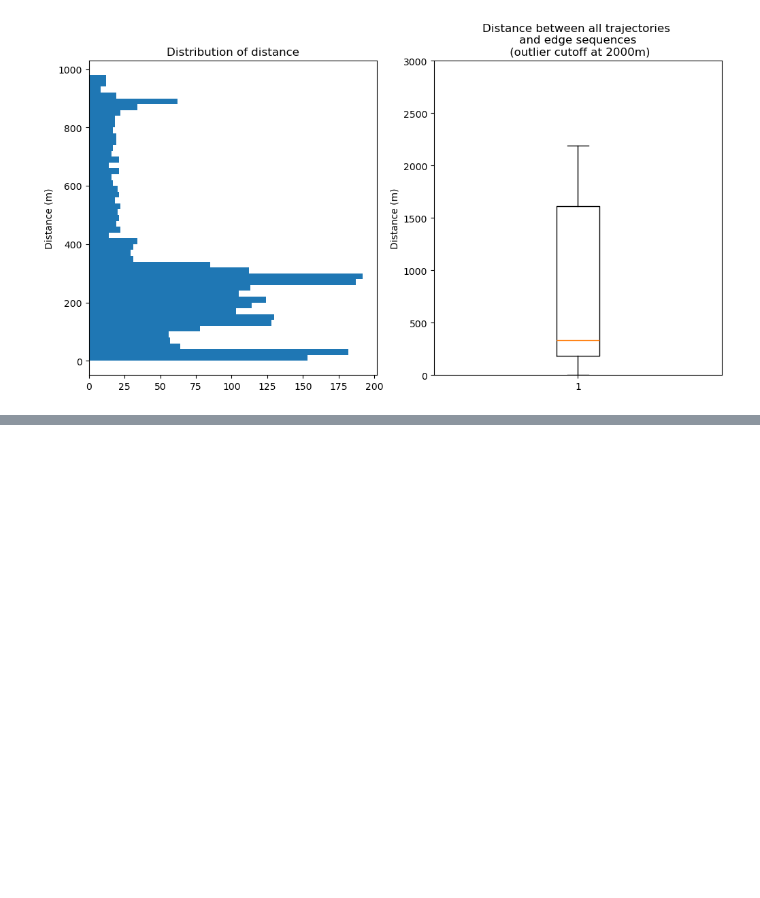
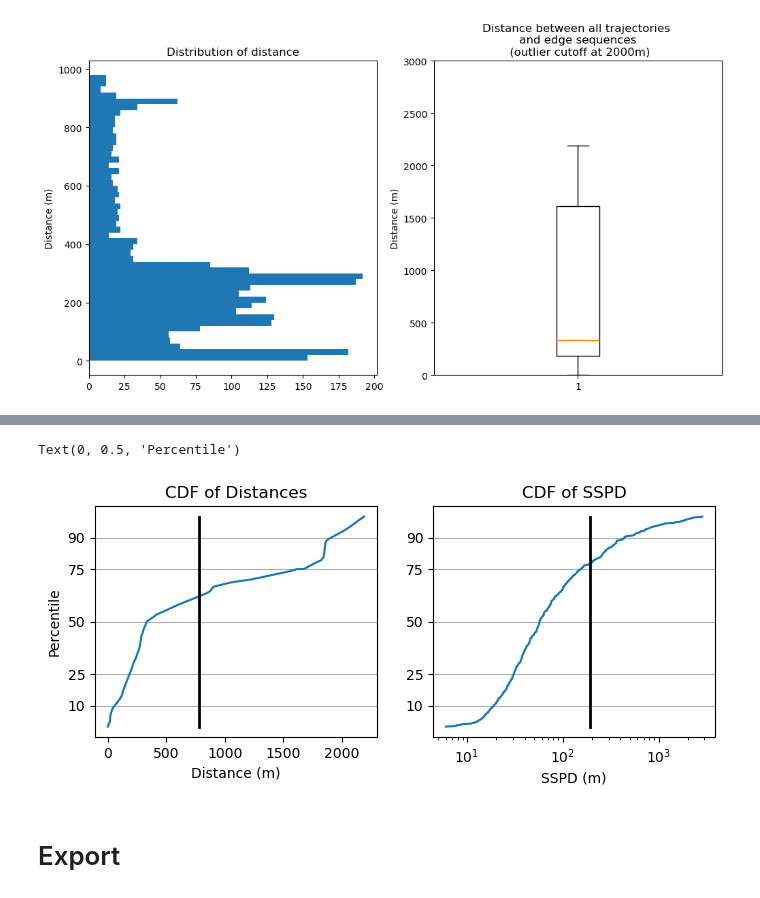
Before and after one commit to vhffm/maritime_route_prediction, a Jupyter notebook: notebooks/EVAL_MTN_by_shipgroup.ipynb, the cells around one changed output, grey strips where cells are left out. Drawn from its saved outputs; the diff is of its cells as text; code cells hidden in the pictures; blank space fills up the shorter version.

```diff
--- a/notebooks/EVAL_MTN_by_shipgroup.ipynb
+++ b/notebooks/EVAL_MTN_by_shipgroup.ipynb
@@ -126,0 +179,29 @@ axes[1].set_ylim([0, 3000])
+# %%
+# CDF with percentiles
+fig, axarr = plt.subplots(1,2)
+fig.set_size_inches(8,3)
+
+ax = axarr[0]
+ax.plot(sorted(distances),np.linspace(0,1,len(distances))*100)
+ax.plot([np.mean(distances)]*2, [0,100], 'k', lw=2)
+ax.set_title('CDF of Distances')
+ax.set_xlabel('Distance (m)')
+
+ax = axarr[1]
+ax.plot(sorted(sspd), np.linspace(0,1,len(sspd))*100)
+ax.plot([np.mean(sspd)]*2, [0,100], 'k', lw=2)
+ax.set_xscale('log')
+ax.set_title('CDF of SSPD')
+ax.set_xlabel('SSPD (m)')
+
+for ax in axarr:
+    ax.set_yticks([10,25,50,75,90])
+    ax.grid(axis='y')
+axarr[0].set_ylabel('Percentile')
+
+# fig.subplots_adjust(wspace=0.3)
+# %% [output]
+Text(0, 0.5, 'Percentile')
+[figure, added]
+# %% [markdown]
+# Export
```
Also changed, not shown: parts of 8 cells of this notebook.
